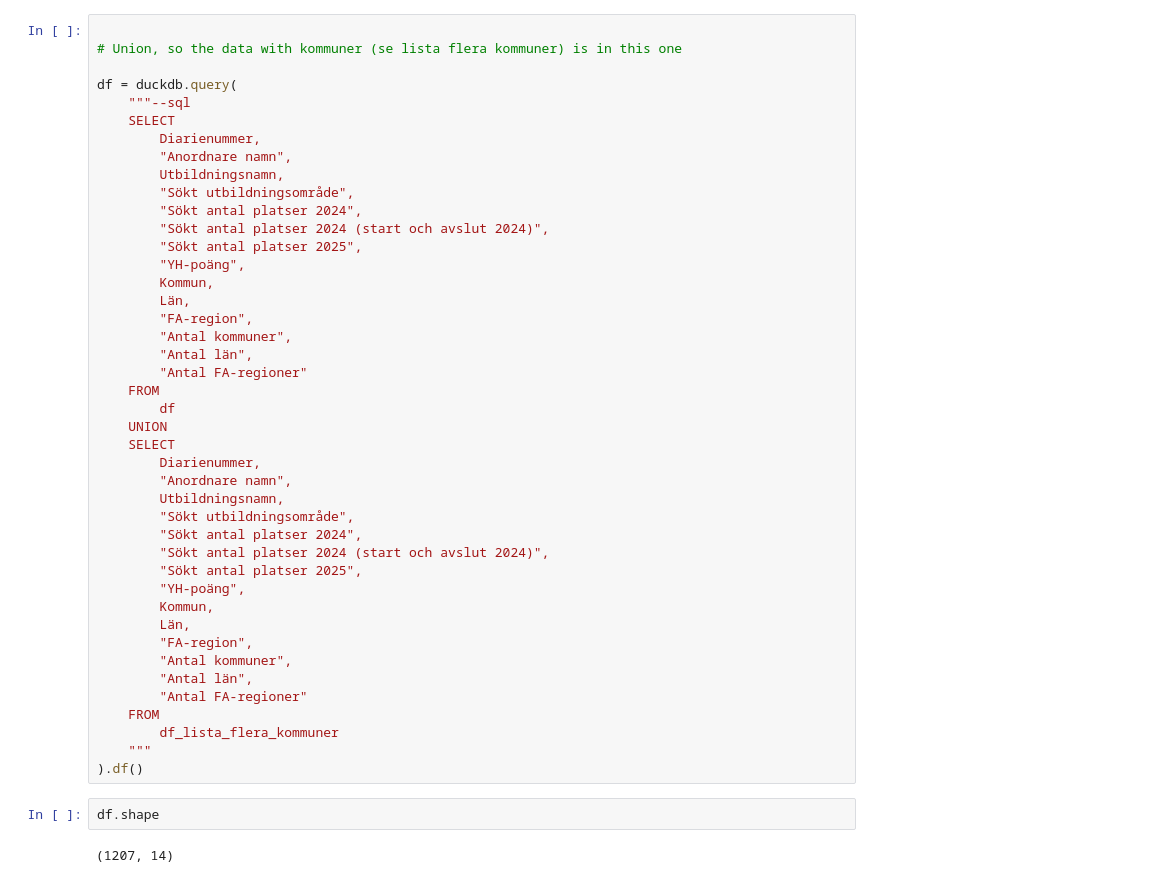
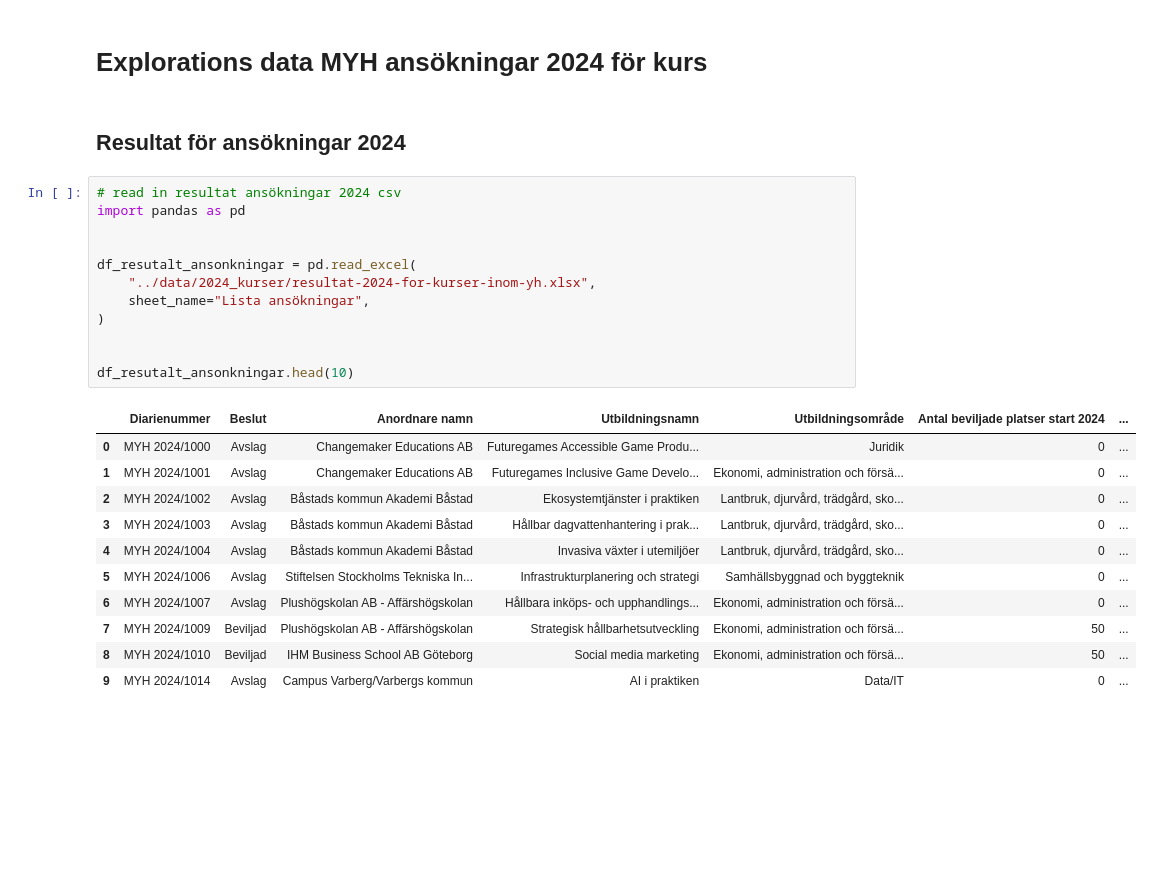
Before and after one commit to AlejandroHiroshima/Data_visualisation_grupp8, a Jupyter notebook: explorations/eda_marcus.ipynb, the cells around one changed output. Drawn from its saved outputs; the diff is of its cells as text; blank space fills up the shorter version.

Commit message:
changing on EDA, new data and some chart

```diff
--- a/explorations/eda_marcus.ipynb
+++ b/explorations/eda_marcus.ipynb
@@ -228,47 +1,28 @@ Index(['Diarienummer', 'Anordnare namn', 'Utbildningsnamn',
-# %%
-
-# Union, so the data with kommuner (se lista flera kommuner) is in this one
-
-df = duckdb.query(
-    """--sql
-    SELECT
-        Diarienummer,
-        "Anordnare namn",
-        Utbildningsnamn,
-        "Sökt utbildningsområde",
-        "Sökt antal platser 2024",
-        "Sökt antal platser 2024 (start och avslut 2024)",
-        "Sökt antal platser 2025",
-        "YH-poäng",
-        Kommun,
-        Län,
-        "FA-region",
-        "Antal kommuner",
-        "Antal län",
-        "Antal FA-regioner"
-    FROM
-        df
-    UNION
-    SELECT
-        Diarienummer,
-        "Anordnare namn",
-        Utbildningsnamn,
-        "Sökt utbildningsområde",
-        "Sökt antal platser 2024",
-        "Sökt antal platser 2024 (start och avslut 2024)",
-        "Sökt antal platser 2025",
-        "YH-poäng",
-        Kommun,
-        Län,
-        "FA-region",
-        "Antal kommuner",
-        "Antal län",
-        "Antal FA-regioner"
-    FROM
-        df_lista_flera_kommuner
-    """
-).df()
-# %%
-df.shape
-# %% [output]
-(1207, 14)
+# %% [markdown]
+# Explorations data MYH ansökningar 2024 för kurs
+# %% [markdown]
+## Resultat för ansökningar 2024
+# %%
+# read in resultat ansökningar 2024 csv
+import pandas as pd
+
+
+df_resutalt_ansonkningar = pd.read_excel(
+    "../data/2024_kurser/resultat-2024-for-kurser-inom-yh.xlsx",
+    sheet_name="Lista ansökningar",
+)
+
+
+df_resutalt_ansonkningar.head(10)
+# %% [output]
+|  | Diarienummer | Beslut | Anordnare namn | Utbildningsnamn | Utbildningsområde | Antal beviljade platser start 2024 | ... |
+| 0 | MYH 2024/1000 | Avslag | Changemaker Educations AB | Futuregames Accessible Game Produ... | Juridik | 0 | ... |
+| 1 | MYH 2024/1001 | Avslag | Changemaker Educations AB | Futuregames Inclusive Game Develo... | Ekonomi, administration och försä... | 0 | ... |
+| 2 | MYH 2024/1002 | Avslag | Båstads kommun Akademi Båstad | Ekosystemtjänster i praktiken | Lantbruk, djurvård, trädgård, sko... | 0 | ... |
+| 3 | MYH 2024/1003 | Avslag | Båstads kommun Akademi Båstad | Hållbar dagvattenhantering i prak... | Lantbruk, djurvård, trädgård, sko... | 0 | ... |
+| 4 | MYH 2024/1004 | Avslag | Båstads kommun Akademi Båstad | Invasiva växter i utemiljöer | Lantbruk, djurvård, trädgård, sko... | 0 | ... |
+| 5 | MYH 2024/1006 | Avslag | Stiftelsen Stockholms Tekniska In... | Infrastrukturplanering och strategi | Samhällsbyggnad och byggteknik | 0 | ... |
+| 6 | MYH 2024/1007 | Avslag | Plushögskolan AB - Affärshögskolan | Hållbara inköps- och upphandlings... | Ekonomi, administration och försä... | 0 | ... |
+| 7 | MYH 2024/1009 | Beviljad | Plushögskolan AB - Affärshögskolan | Strategisk hållbarhetsutveckling | Ekonomi, administration och försä... | 50 | ... |
+| 8 | MYH 2024/1010 | Beviljad | IHM Business School AB Göteborg | Social media marketing | Ekonomi, administration och försä... | 50 | ... |
+| 9 | MYH 2024/1014 | Avslag | Campus Varberg/Varbergs kommun | AI i praktiken | Data/IT | 0 | ... |
```
Also changed, not shown: parts of 39 cells of this notebook.
